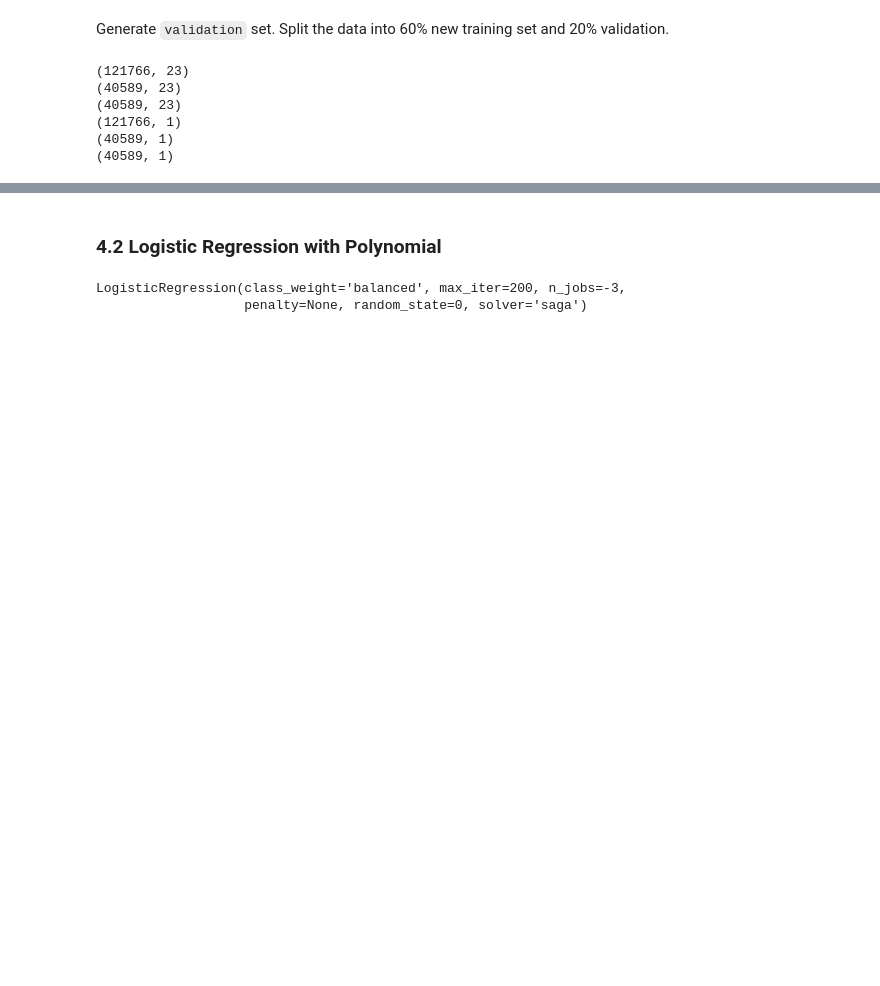
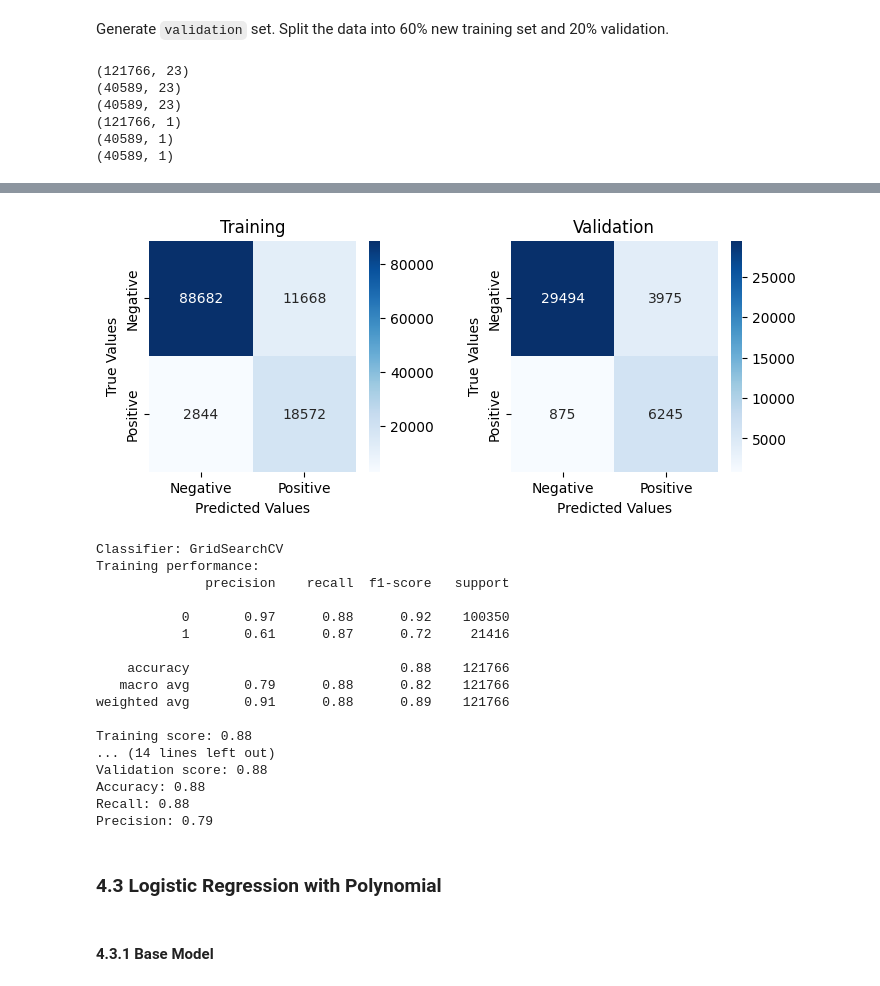
Before and after one commit to LocVu-Tim/COSC2753_A1_s3891483, a Jupyter notebook: notebooks/main.ipynb, the cells around one changed output, grey strips where cells are left out. Drawn from its saved outputs; the diff is of its cells as text; code cells hidden in the pictures; blank space fills up the shorter version.

```diff
--- a/notebooks/main.ipynb
+++ b/notebooks/main.ipynb
@@ -589,45 +636,36 @@ weighted avg       0.91      0.88      0.89     40589
 # %%
 params = {"C": 1 / np.logspace(-5, 2, num=10), "penalty": ["l1", "l2"]}
 # %%
-Linear_Grid = GridSearchCV(clf_linear, params, cv=cv, scoring=["f1_score"])
-Linear_Grid.fit(train_X_scaled, train_y.values.ravel())
+Linear_Grid = GridSearchCV(clf_linear, params, cv=cv, scoring=["f1", "roc_auc"], refit="f1")
+Linear_Grid.fit(train_X_scaled, train_y.ravel())
+
+train_pred_lin = Linear_Grid.predict(train_X_scaled)
+val_pred_lin = Linear_Grid.predict(val_X_scaled)
+clfs["Linear_Grid"] = Linear_Grid
 # %%
-# Choose a specific model from your dictionary of models
-clf = clfs["Logistic_Regression"]  # replace "model1" with the key of the model you want to use
-
-# Generate predictions
-train_pred_lin = clf.predict(train_X_scaled)
-val_pred_lin = clf.predict(val_X_scaled)
-
-# Compute confusion matrices
-train_cm = confusion_matrix(train_y, train_X_scaled)
-val_cm = confusion_matrix(val_y, val_X_scaled)
-
-# Plot confusion matrices
-fig, axis = plt.subplots(nrows=1, ncols=2, figsize=(8, 3))
-plt.subplots_adjust(wspace=0.5)
-
-# Training
-sns.heatmap(train_cm, annot=True, cmap="PuBu", fmt="g", ax=axis[0])
-axis[0].set_xlabel("Predicted Values")
-axis[0].set_ylabel("True Values")
-axis[0].set_title("Training")
-
-# Validation
-sns.heatmap(val_cm, annot=True, cmap="PuBu", fmt="g", ax=axis[1])
-axis[1].set_xlabel("Predicted Values")
-axis[1].set_ylabel("True Values")
-axis[1].set_title("Validation")
-
-# Set x-ticks and y-ticks for both plots
-for ax in axis:
-    ax.set_xticks([0.5, 1.5])
-    ax.set_xticklabels(["Negative", "Positive"])
-    ax.set_yticks([0.5, 1.5])
-    ax.set_yticklabels(["Negative", "Positive"])
-
-plt.show()
+print_report(Linear_Grid, train_y, train_pred_lin, val_y, val_pred_lin)
+# %% [output]
+[figure, added]
+Classifier: GridSearchCV
+Training performance:
+              precision    recall  f1-score   support
+
+           0       0.97      0.88      0.92    100350
+           1       0.61      0.87      0.72     21416
+
+    accuracy                           0.88    121766
+   macro avg       0.79      0.88      0.82    121766
+weighted avg       0.91      0.88      0.89    121766
+
+Training score: 0.88
+... (14 lines left out)
+Validation score: 0.88
+Accuracy: 0.88
+Recall: 0.88
+Precision: 0.79
 # %% [markdown]
-### 4.2 Logistic Regression with Polynomial
+### 4.3 Logistic Regression with Polynomial
+# %% [markdown]
+#### 4.3.1 Base Model
 # %%
 poly = PolynomialFeatures(2)
@@ -645,6 +682,7 @@ val_X_log = scaler.transform(val_X_log)
 clf_logistic = LogisticRegression(random_state=0, penalty=None, solver='saga', max_iter=200, class_weight='balanced', n_jobs=-3)
 # %%
 clf_logistic.fit(train_X_log, train_y.ravel())
+
+train_pred_y = clf_logistic.predict(train_X_log)
+val_pred_y = clf_logistic.predict(val_X_log)
+clfs["Logistic_Regression"] = clf_logistic
-# %% [output]
-LogisticRegression(class_weight='balanced', max_iter=200, n_jobs=-3,
-                   penalty=None, random_state=0, solver='saga')
```
Also changed, not shown: parts of 75 cells of this notebook.
